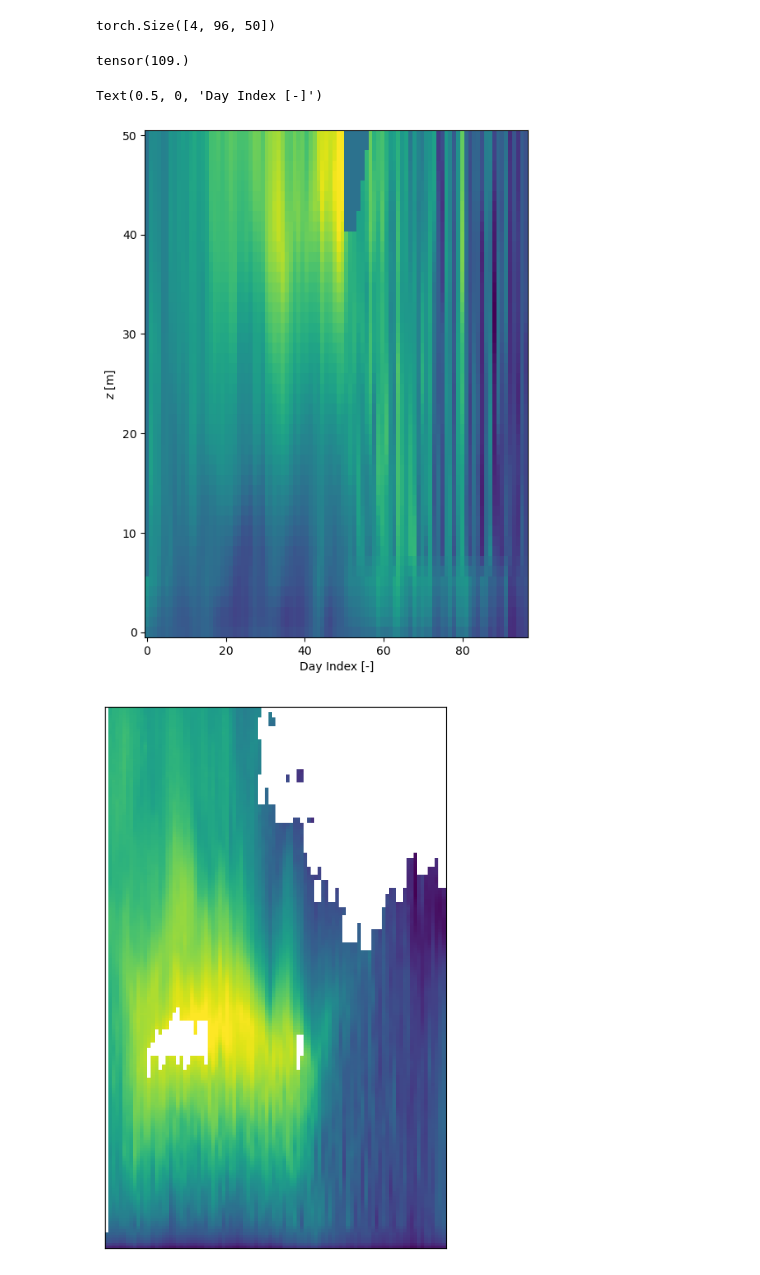
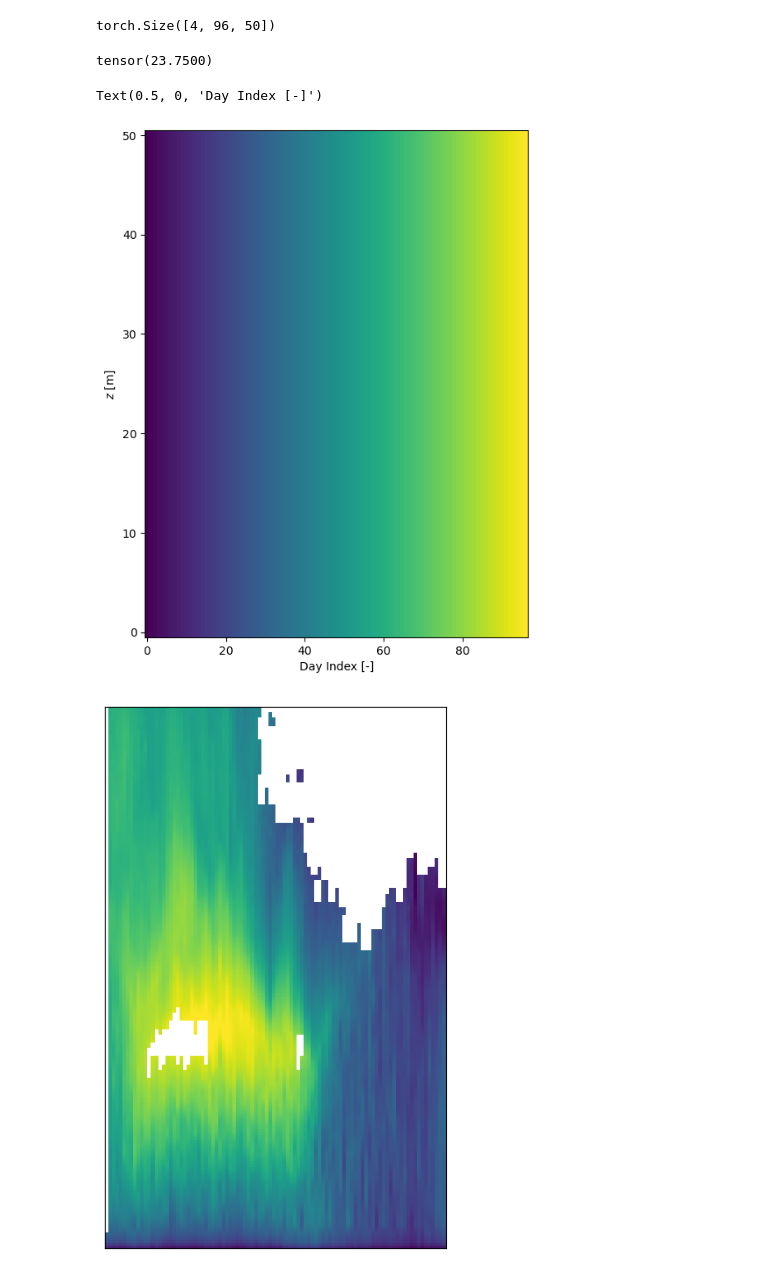
Before and after one commit to StormMata/PaletteDiffusionModel, a Jupyter notebook: preprocess/Process_A0.ipynb, the cells around one changed output. Drawn from its saved outputs; the diff is of its cells as text; code cells hidden in the pictures.

```diff
--- a/preprocess/Process_A0.ipynb
+++ b/preprocess/Process_A0.ipynb
@@ -913,7 +913,7 @@ for i in range(len(day)):
 # mmm = py.load('/scratch/smata/data/ProcessedData_a0/sector_1/day_2960.pt')
 # mmm = py.load('/scratch/smata/data/ProcessedData_a0/train_val_test/day_0109.pt')
 # mmm = py.load('/scratch/smata/diffusion_test/data/files/train/sample_0001_02.pt')
-mmm = py.load('/scratch/smata/data/ProcessedData_a0/testing/day_0636.pt')
+mmm = py.load('/scratch/smata/data/ProcessedData_a0/testing/day_0000.pt')
 # mmm = py.load('/scratch/smata/data/ProcessedData_a0/uvt/day_0108.pt')
 
 type(mmm)
@@ -928,24 +928,28 @@ mmm['x'].shape
 # %% [output]
 torch.Size([4, 96, 50])
 # %%
-mmm['x'][3,:,:].max()
+mmm['x'][2,:,:].max()
 # %% [output]
-tensor(109.)
+tensor(23.7500)
 # %%
 fig,ax = plt.subplots(figsize = (6, 8))
 
 # cntf = ax.pcolormesh(np.linspace(0, 96, 96), np.linspace(0, 200, 200), mmm['x'][0,:,:].T)
 
-cntf = ax.pcolormesh(np.linspace(0, 96, 96), np.linspace(0, 50, 50), mmm['x'][0,:,:].T)
+d = 2*(mmm['x'][2,:,:].T - 0)/(23.75 - 0) - 1
+
+# cntf = ax.pcolormesh(np.linspace(0, 96, 96), np.linspace(0, 50, 50), mmm['x'][2,:,:].T)
+
+cntf = ax.pcolormesh(np.linspace(0, 96, 96), np.linspace(0, 50, 50), d)
 
 #
 # cntf = ax.pcolormesh(np.linspace(0, 704, 704), np.linspace(0, 32, 32), mmm['y'][2,:,:].T)
 ax.set_ylabel("$z$ [m]")
 ax.set_xlabel("Day Index [-]")
 # cbar = fig.colorbar(cntf, orientation = 'vertical', cax = ax)
 # %% [output]
 Text(0.5, 0, 'Day Index [-]')
-[figure, old version]
+[figure, new version]
 # %%
 day = 2483
 
```
Also changed, not shown: 2 other files.
